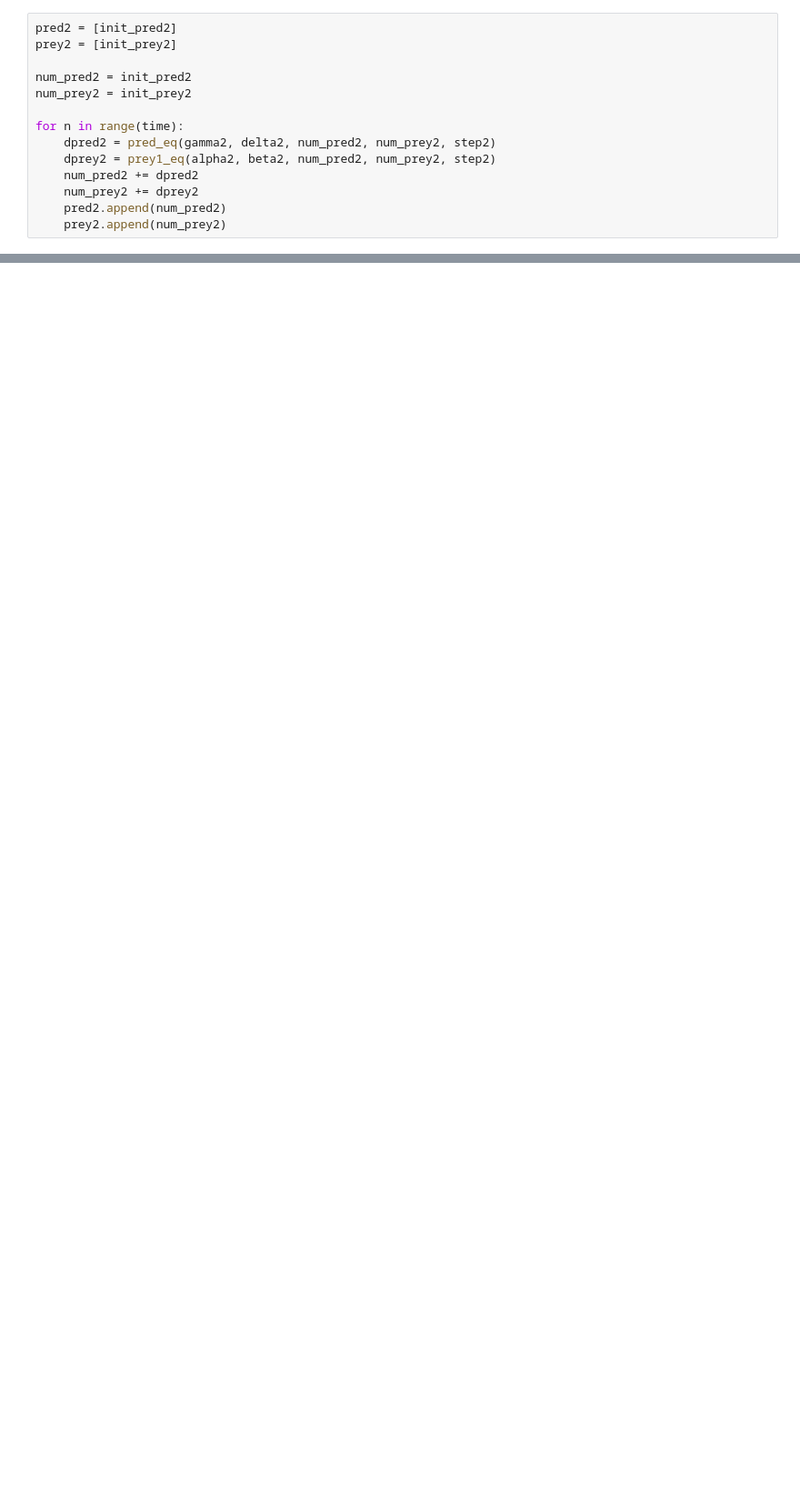
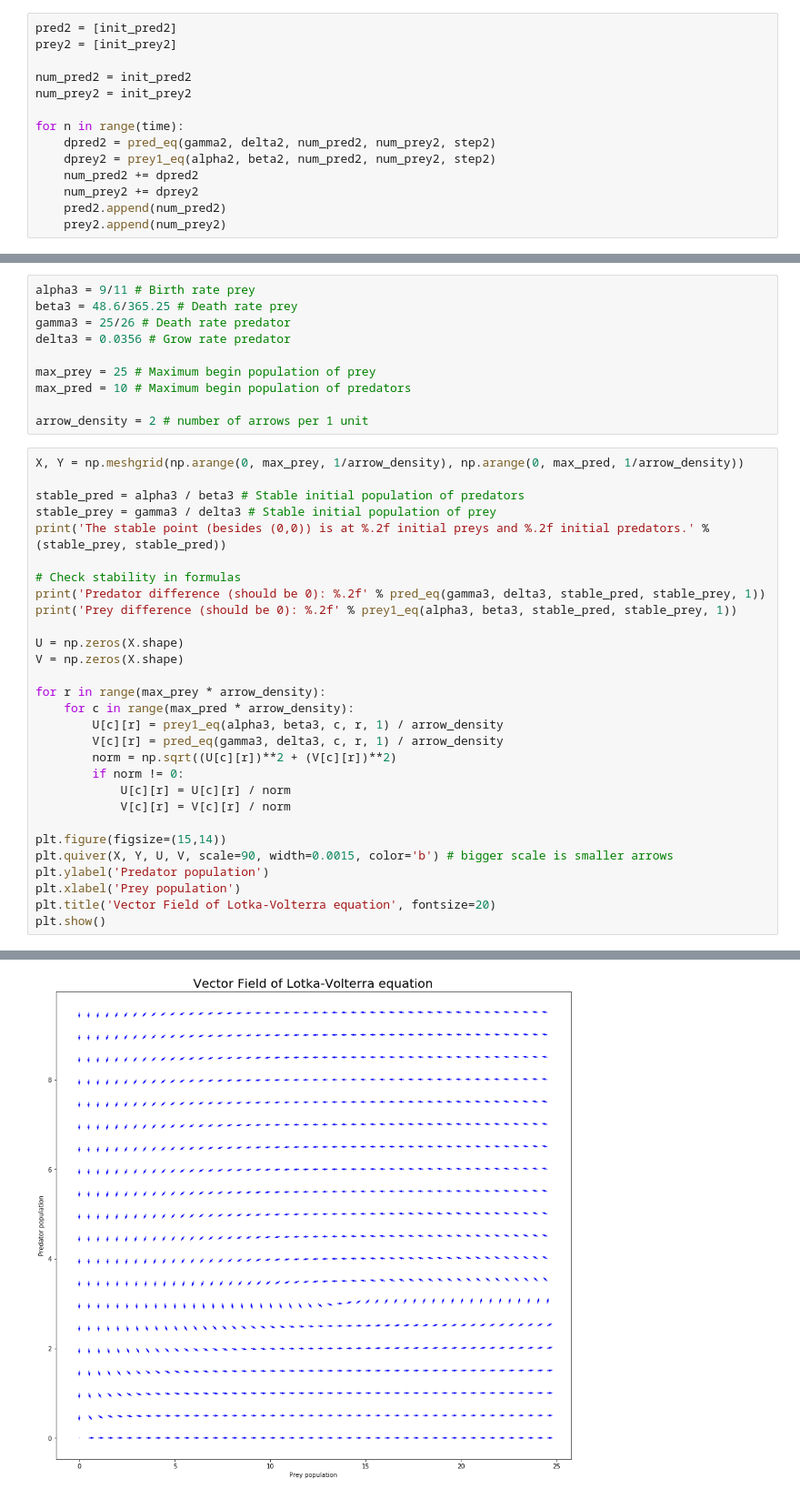
Before and after one commit to LvZut/Modeling-wolf-population-in-the-Netherlands, a Jupyter notebook: Lotka-Volterra test.ipynb, the cells around one changed output, grey strips where cells are left out. Shown at 91% size. Saved outputs shown, nothing was run; the diff lists cells and outputs as text; blank space fills up the shorter version.

```diff
--- a/Lotka-Volterra test.ipynb
+++ b/Lotka-Volterra test.ipynb
@@ -107,0 +110,40 @@ plt.show()
+# %%
+alpha3 = 9/11 # Birth rate prey
+beta3 = 48.6/365.25 # Death rate prey
+gamma3 = 25/26 # Death rate predator
+delta3 = 0.0356 # Grow rate predator
+
+max_prey = 25 # Maximum begin population of prey
+max_pred = 10 # Maximum begin population of predators
+
+arrow_density = 2 # number of arrows per 1 unit
+# %%
+X, Y = np.meshgrid(np.arange(0, max_prey, 1/arrow_density), np.arange(0, max_pred, 1/arrow_density))
+
+stable_pred = alpha3 / beta3 # Stable initial population of predators
+stable_prey = gamma3 / delta3 # Stable initial population of prey
+print('The stable point (besides (0,0)) is at %.2f initial preys and %.2f initial predators.' % (stable_prey, stable_pred))
+
+# Check stability in formulas
+print('Predator difference (should be 0): %.2f' % pred_eq(gamma3, delta3, stable_pred, stable_prey, 1))
+print('Prey difference (should be 0): %.2f' % prey1_eq(alpha3, beta3, stable_pred, stable_prey, 1))
+
+U = np.zeros(X.shape)
+V = np.zeros(X.shape)
+
+for r in range(max_prey * arrow_density):
+    for c in range(max_pred * arrow_density):
+        U[c][r] = prey1_eq(alpha3, beta3, c, r, 1) / arrow_density
+        V[c][r] = pred_eq(gamma3, delta3, c, r, 1) / arrow_density
+        norm = np.sqrt((U[c][r])**2 + (V[c][r])**2)
+        if norm != 0:
+            U[c][r] = U[c][r] / norm
+            V[c][r] = V[c][r] / norm
+
+plt.figure(figsize=(15,14))
+plt.quiver(X, Y, U, V, scale=90, width=0.0015, color='b') # bigger scale is smaller arrows
+plt.ylabel('Predator population')
+plt.xlabel('Prey population')
+plt.title('Vector Field of Lotka-Volterra equation', fontsize=20)
+plt.show()
+# %% [output]
@@ -107,0 +153 @@ plt.show()
+[figure, added]
```
Also changed, not shown: parts of 7 cells of this notebook.
